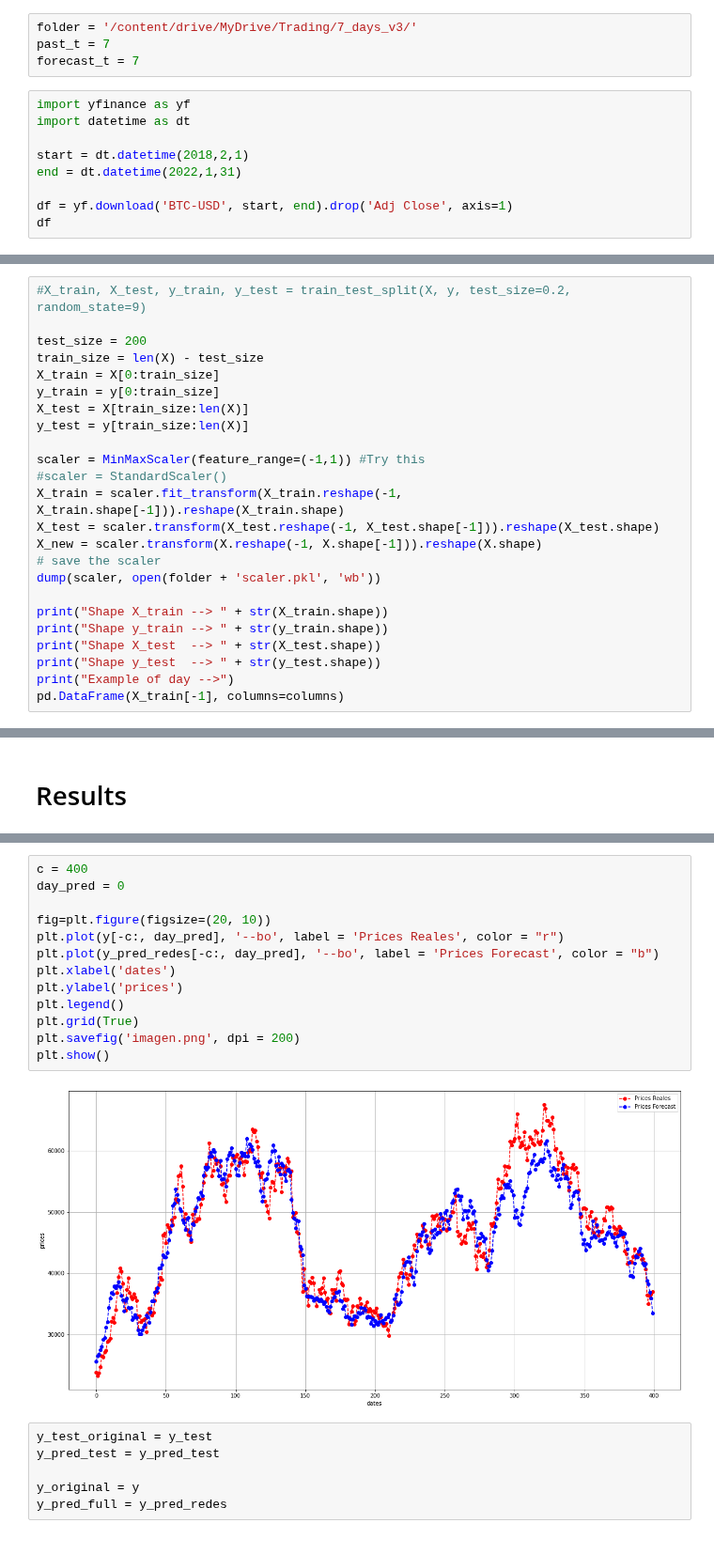
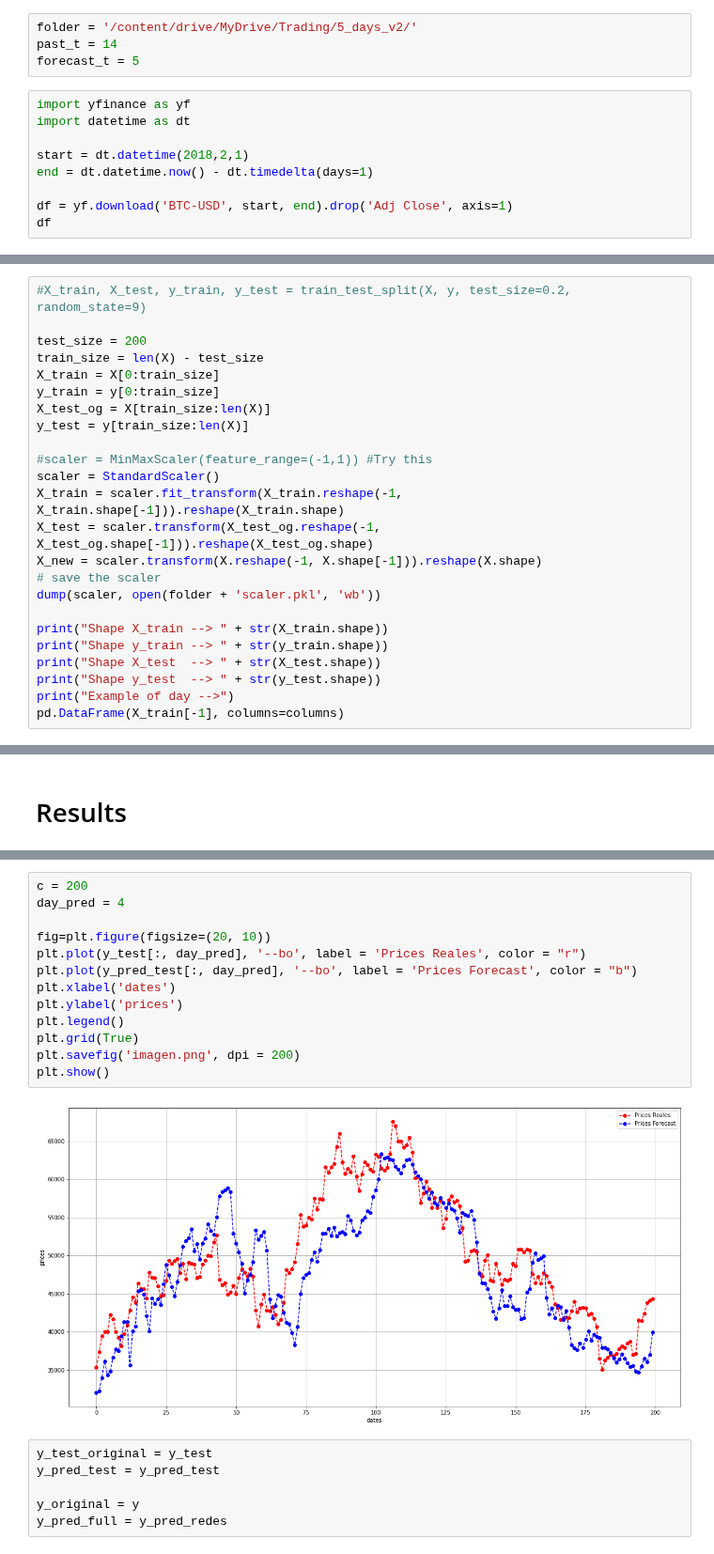
Before and after one commit to aldofranco91/Trading, a Jupyter notebook: Conv_Regression_ResNet_Jaime.ipynb, the cells around one changed output, grey strips where cells are left out. Shown at 94% size. Cells and saved outputs as stored; diff of their text form.

```diff
--- a/Conv_Regression_ResNet_Jaime.ipynb
+++ b/Conv_Regression_ResNet_Jaime.ipynb
@@ -80,15 +81,15 @@ warnings.filterwarnings('ignore')
 # %% [markdown]
 # Get data
 # %%
-folder = '/content/drive/MyDrive/Trading/7_days_v3/'
-past_t = 7
-forecast_t = 7
+folder = '/content/drive/MyDrive/Trading/5_days_v2/'
+past_t = 14
+forecast_t = 5
 # %%
 import yfinance as yf
 import datetime as dt
 
 start = dt.datetime(2018,2,1)
-end = dt.datetime(2022,1,31)
+end = dt.datetime.now() - dt.timedelta(days=1)
 
 df = yf.download('BTC-USD', start, end).drop('Adj Close', axis=1)
 df
@@ -245,13 +253,13 @@ test_size = 200
 train_size = len(X) - test_size
 X_train = X[0:train_size]
 y_train = y[0:train_size]
-X_test = X[train_size:len(X)]
+X_test_og = X[train_size:len(X)]
 y_test = y[train_size:len(X)]
 
-scaler = MinMaxScaler(feature_range=(-1,1)) #Try this
-#scaler = StandardScaler()
+#scaler = MinMaxScaler(feature_range=(-1,1)) #Try this
+scaler = StandardScaler()
 X_train = scaler.fit_transform(X_train.reshape(-1, X_train.shape[-1])).reshape(X_train.shape)
-X_test = scaler.transform(X_test.reshape(-1, X_test.shape[-1])).reshape(X_test.shape)
+X_test = scaler.transform(X_test_og.reshape(-1, X_test_og.shape[-1])).reshape(X_test_og.shape)
 X_new = scaler.transform(X.reshape(-1, X.shape[-1])).reshape(X.shape)
 # save the scaler
 dump(scaler, open(folder + 'scaler.pkl', 'wb'))
@@ -488,18 +518,18 @@ y_pred_redes = best_model.predict(X_new, verbose=1)
 # %%
-c = 400
-day_pred = 0
+c = 200
+day_pred = 4
 
 fig=plt.figure(figsize=(20, 10))
-plt.plot(y[-c:, day_pred], '--bo', label = 'Prices Reales', color = "r")
-plt.plot(y_pred_redes[-c:, day_pred], '--bo', label = 'Prices Forecast', color = "b")
+plt.plot(y_test[:, day_pred], '--bo', label = 'Prices Reales', color = "r")
+plt.plot(y_pred_test[:, day_pred], '--bo', label = 'Prices Forecast', color = "b")
 plt.xlabel('dates')
 plt.ylabel('prices')
 plt.legend()
 plt.grid(True)
 plt.savefig('imagen.png', dpi = 200)
 plt.show()
 # %% [output]
-[figure, old version]
+[figure, new version]
 # %%
 y_test_original = y_test
 y_pred_test = y_pred_test
```
Also changed, not shown: parts of 27 cells of this notebook.
